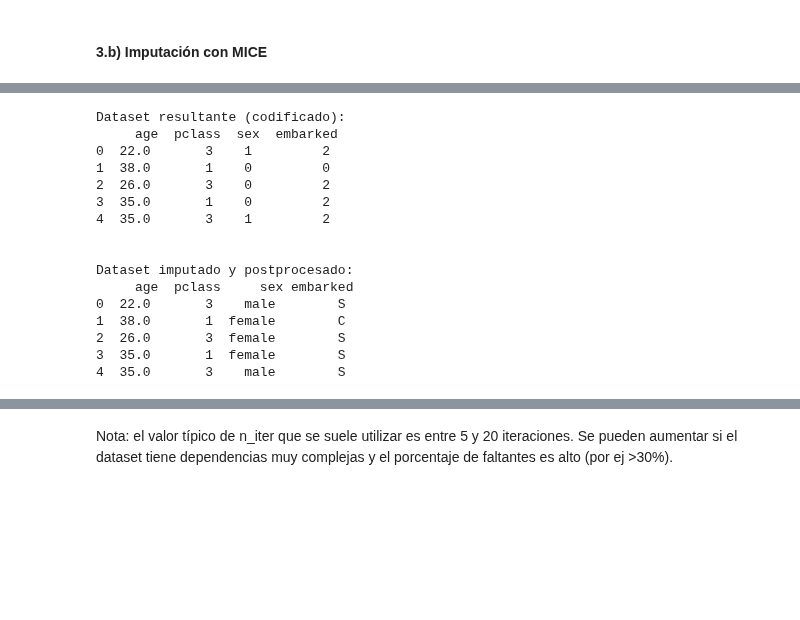
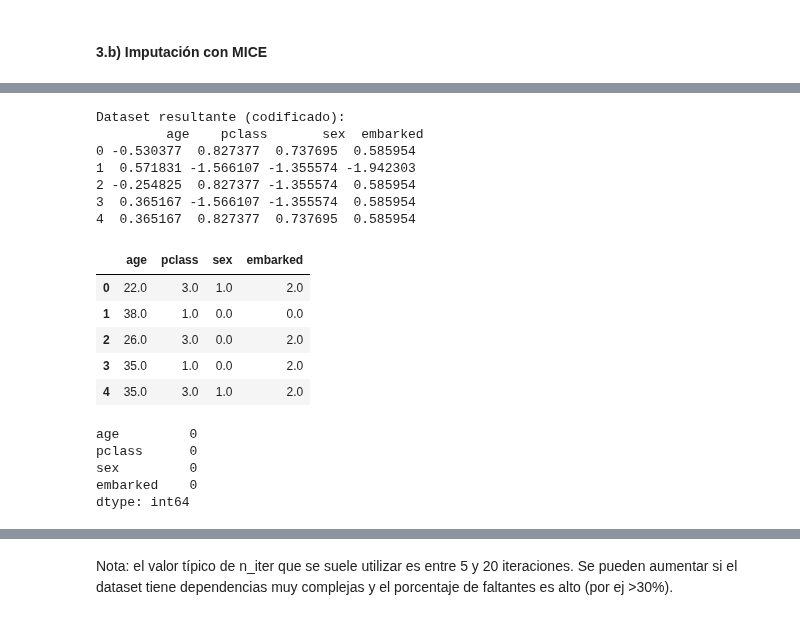
Before and after one commit to FIUBA-Posgrado-Inteligencia-Artificial/CEIA_Analisis_de_datos, a Jupyter notebook: notebooks/clase_04_tratamiento_datos_faltantes.ipynb, the cells around one changed output, grey strips where cells are left out. Drawn from its saved outputs; the diff is of its cells as text; code cells hidden in the pictures; blank space fills up the shorter version.

```diff
--- a/notebooks/clase_04_tratamiento_datos_faltantes.ipynb
+++ b/notebooks/clase_04_tratamiento_datos_faltantes.ipynb
@@ -430,28 +469,32 @@ print(f"Dataset resultante (codificado):\n {titanic_imp_mice_raw.head()}\n\n")
 
 # Este dataset es el que voy a "decodificar" (volver a las variables originales)
 titanic_imputado_mice = imp.data.copy()
-
-# Postprocesar el dataset imputado para visualizarlo
-titanic_imputado_mice['pclass'] = titanic_imputado_mice['pclass'].astype(int)
-titanic_imputado_mice['sex'] = le_sex.inverse_transform(titanic_imputado_mice['sex'].astype(int))
-titanic_imputado_mice['embarked'] = le_embarked.inverse_transform(titanic_imputado_mice['embarked'].astype(int))
-titanic_imputado_mice['age'] = titanic_imputado_mice['age'].clip(lower=0)
-
-print(f"Dataset imputado y postprocesado:\n {titanic_imputado_mice.head()}")
 # %% [output]
 Dataset resultante (codificado):
-     age  pclass  sex  embarked
-0  22.0       3    1         2
-1  38.0       1    0         0
-2  26.0       3    0         2
-3  35.0       1    0         2
-4  35.0       3    1         2
-
-
-Dataset imputado y postprocesado:
-     age  pclass     sex embarked
-0  22.0       3    male        S
-1  38.0       1  female        C
-2  26.0       3  female        S
-3  35.0       1  female        S
-4  35.0       3    male        S
+         age    pclass       sex  embarked
+0 -0.530377  0.827377  0.737695  0.585954
+1  0.571831 -1.566107 -1.355574 -1.942303
+2 -0.254825  0.827377 -1.355574  0.585954
+3  0.365167 -1.566107 -1.355574  0.585954
+4  0.365167  0.827377  0.737695  0.585954
+# %%
+# Desescalar el dataset imputado para visualizarlo
+titanic_imputado_mice= scaler.inverse_transform(titanic_imputado_mice)
+titanic_imputado_mice = pd.DataFrame(titanic_imputado_mice, columns=titanic_imp_mice_raw.columns)
+
+titanic_imputado_mice.head()
+# %% [output]
+|  | age | pclass | sex | embarked |
+| 0 | 22.0 | 3.0 | 1.0 | 2.0 |
+| 1 | 38.0 | 1.0 | 0.0 | 0.0 |
+| 2 | 26.0 | 3.0 | 0.0 | 2.0 |
+| 3 | 35.0 | 1.0 | 0.0 | 2.0 |
+| 4 | 35.0 | 3.0 | 1.0 | 2.0 |
+# %%
+titanic_imputado_mice.isna().sum()
+# %% [output]
+age         0
+pclass      0
+sex         0
+embarked    0
+dtype: int64
```
Also changed, not shown: parts of 11 cells of this notebook, 1 other file.
